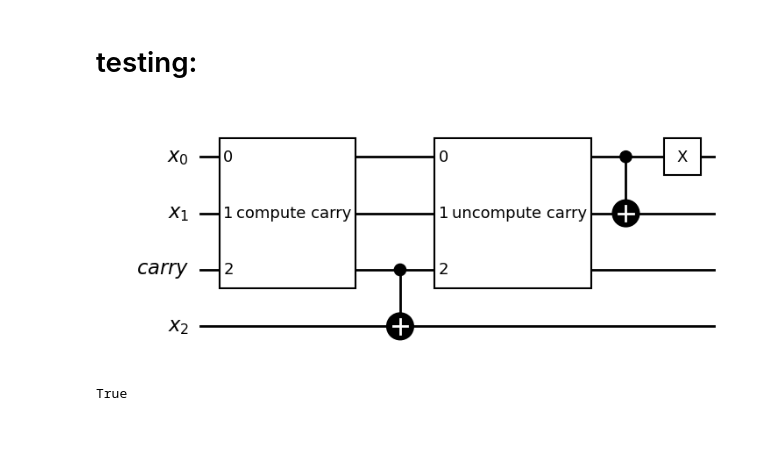
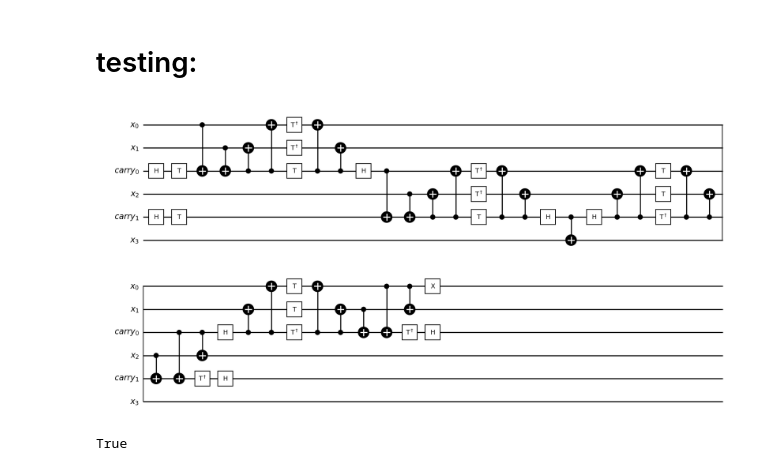
Before and after one commit to akos-nagy/quantum_shifter, a Jupyter notebook: quantum_shifter.ipynb, the cells around one changed output. Drawn from its saved outputs; the diff is of its cells as text; code cells hidden in the pictures; blank space fills up the shorter version.

```diff
--- a/quantum_shifter.ipynb
+++ b/quantum_shifter.ipynb
@@ -39,7 +43,6 @@ def compute_carry():
     compute_carry_gate.cx(qtarget[0], qcontrol[1])
 
     compute_carry_gate.h(qtarget[0])
-    compute_carry_gate.s(qtarget[0])
 
     return compute_carry_gate
 # %%
@@ -93,7 +96,7 @@ def measurement_free_quantum_shifter(k, d):
 
     k_bits = (k >> np.arange(1, d))%2
 
-    compute_carry_gate = compute_carry().to_gate()
+    compute_carry_gate = compute_carry()#.to_gate()
     uncompute_carry_gate = compute_carry_gate.inverse()
     uncompute_carry_gate.label = f"uncompute carry"
 
@@ -133,10 +136,10 @@ def measurement_free_quantum_shifter(k, d):
 # %% [markdown]
 # testing:
 # %%
-k, d = 1, 3
+k, d = 1, 4
 measurement_free_quantum_shifter(k, d).draw(output="mpl", style="bw", wire_order=wire_order_maker(d))
 # %% [output]
-[figure, old version]
+[figure, new version]
 # %%
 U = np.array(Operator(measurement_free_quantum_shifter(k, d)))[np.ix_(np.arange(1 << d), np.arange(1 << d))] # operator matrix, assuming zero ancillas
 np.array_equal(np.round(U, 10), shift_matrix(k, d))
```
Also changed, not shown: parts of 10 cells of this notebook.
